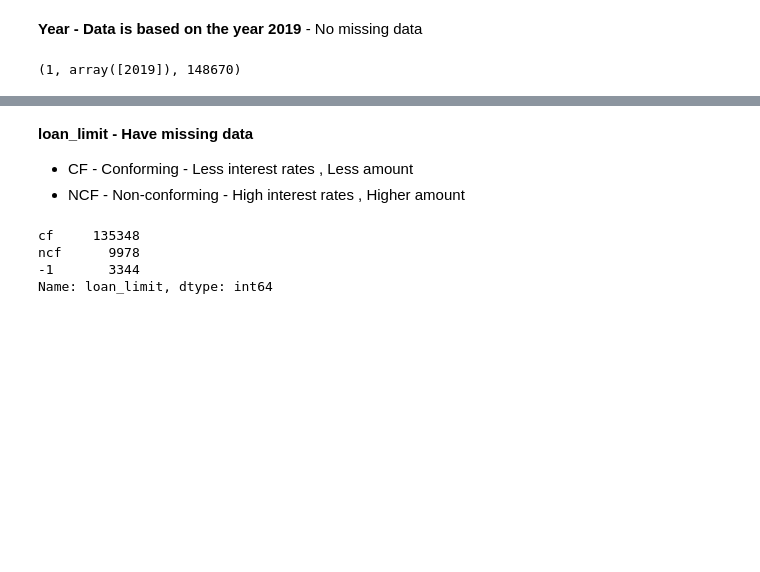
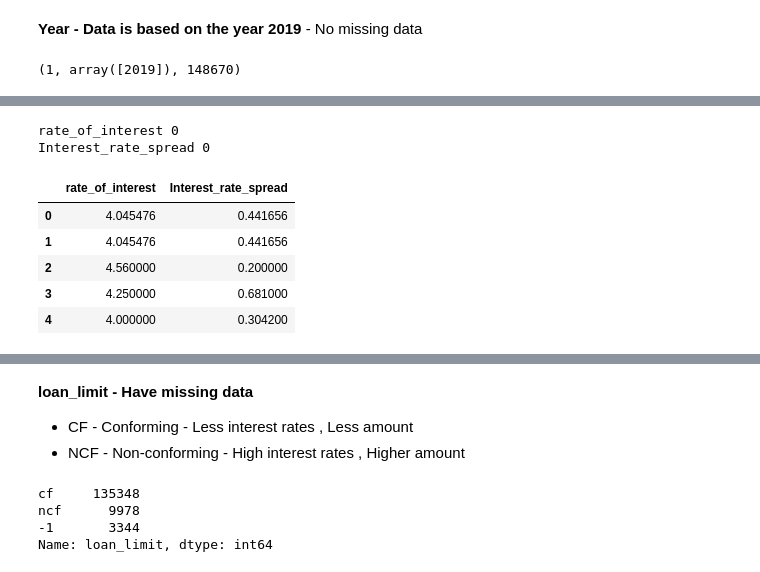
Before and after one commit to venkatesh-manikumar/Datascience-Assignments, a Jupyter notebook: Loan_Default_Data_preprocessing.ipynb, the cells around one changed output, grey strips where cells are left out. Cells and saved outputs as stored; diff of their text form; code cells hidden in the pictures; blank space fills up the shorter version.

```diff
--- a/Loan_Default_Data_preprocessing.ipynb
+++ b/Loan_Default_Data_preprocessing.ipynb
@@ -81,0 +130,15 @@ data['year'].nunique() , data['year'].unique() , data['ID'].count()
+# %%
+for i in data_imputation_roi_irs.columns:
+  data[i]=data_imputation_roi_irs_knn_result[i]
+  print(i,data_imputation_roi_irs_knn_result[i].isna().sum())
+
+data_imputation_roi_irs_knn_result.head()
+# %% [output]
+rate_of_interest 0
+Interest_rate_spread 0
+|  | rate_of_interest | Interest_rate_spread |
+| 0 | 4.045476 | 0.441656 |
+| 1 | 4.045476 | 0.441656 |
+| 2 | 4.560000 | 0.200000 |
+| 3 | 4.250000 | 0.681000 |
+| 4 | 4.000000 | 0.304200 |
```
Also changed, not shown: parts of 26 cells of this notebook.
